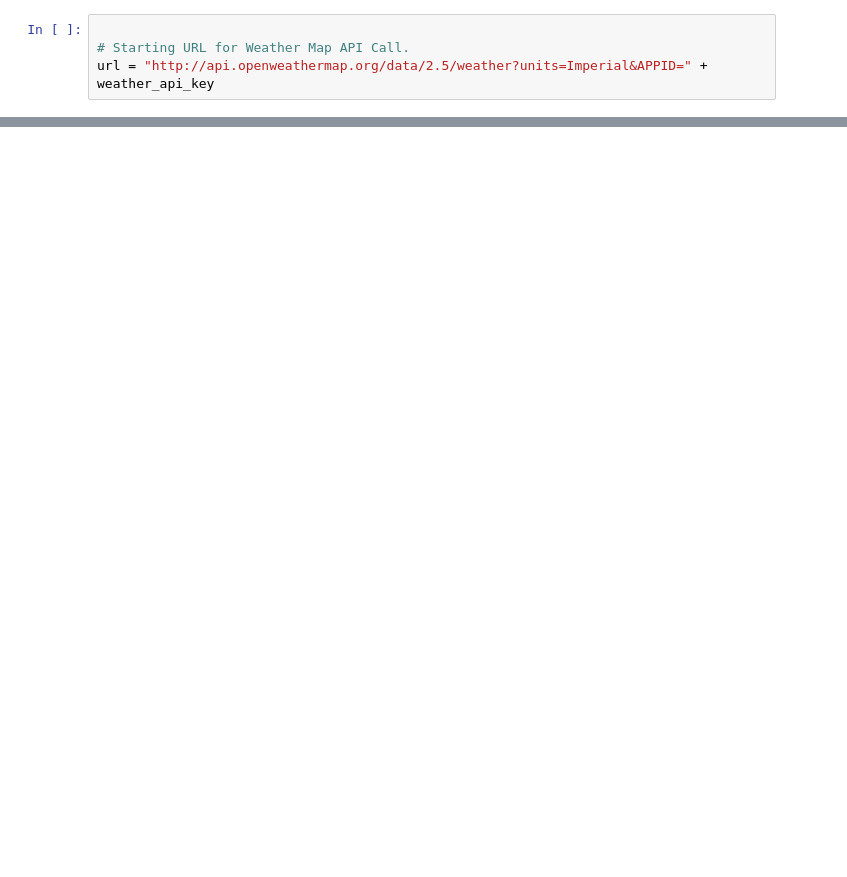
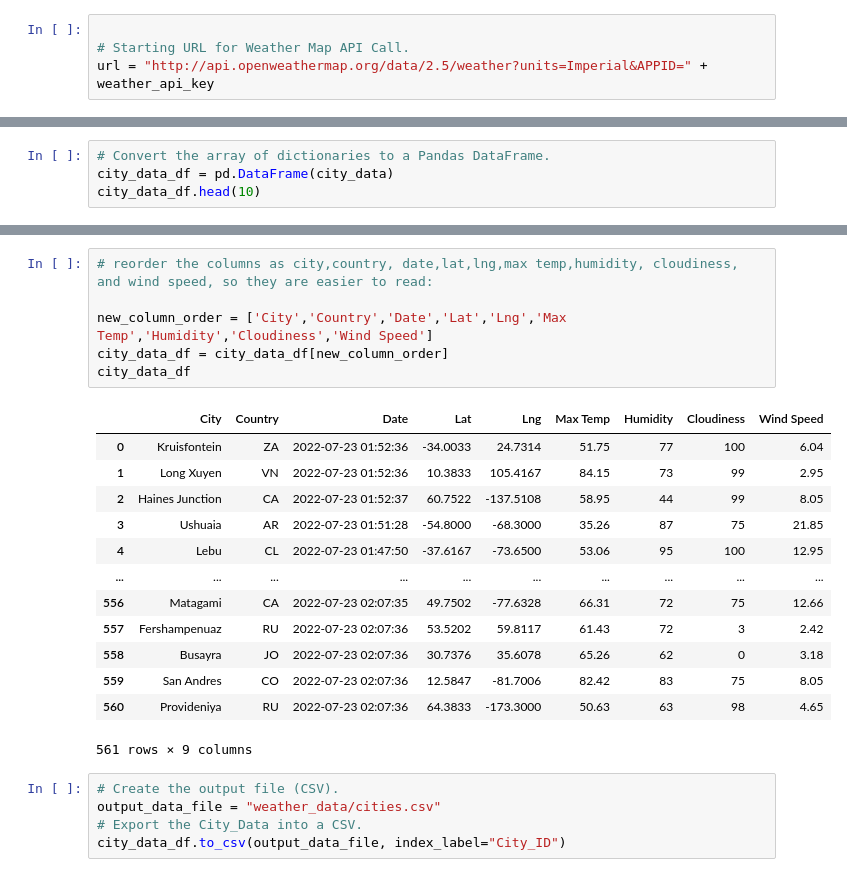
Before and after one commit to Brotherscodes/World_Weather_Analysis, a Jupyter notebook: WeatherPy.ipynb, the cells around one changed output, grey strips where cells are left out. Drawn from its saved outputs; the diff is of its cells as text; blank space fills up the shorter version.

Commit message:
Uploading changes to WeatherPy.ipynb file.

```diff
--- a/WeatherPy.ipynb
+++ b/WeatherPy.ipynb
@@ -123,0 +126,4 @@ len(city_data)
+# %%
+# Convert the array of dictionaries to a Pandas DataFrame.
+city_data_df = pd.DataFrame(city_data)
+city_data_df.head(10)
@@ -123,0 +142,25 @@ len(city_data)
+# %%
+# reorder the columns as city,country, date,lat,lng,max temp,humidity, cloudiness, and wind speed, so they are easier to read:
+
+new_column_order = ['City','Country','Date','Lat','Lng','Max Temp','Humidity','Cloudiness','Wind Speed']
+city_data_df = city_data_df[new_column_order]
+city_data_df
+# %% [output]
+|  | City | Country | Date | Lat | Lng | Max Temp | Humidity | Cloudiness | Wind Speed |
+| 0 | Kruisfontein | ZA | 2022-07-23 01:52:36 | -34.0033 | 24.7314 | 51.75 | 77 | 100 | 6.04 |
+| 1 | Long Xuyen | VN | 2022-07-23 01:52:36 | 10.3833 | 105.4167 | 84.15 | 73 | 99 | 2.95 |
+| 2 | Haines Junction | CA | 2022-07-23 01:52:37 | 60.7522 | -137.5108 | 58.95 | 44 | 99 | 8.05 |
+| 3 | Ushuaia | AR | 2022-07-23 01:51:28 | -54.8000 | -68.3000 | 35.26 | 87 | 75 | 21.85 |
+| 4 | Lebu | CL | 2022-07-23 01:47:50 | -37.6167 | -73.6500 | 53.06 | 95 | 100 | 12.95 |
+| ... | ... | ... | ... | ... | ... | ... | ... | ... | ... |
+| 556 | Matagami | CA | 2022-07-23 02:07:35 | 49.7502 | -77.6328 | 66.31 | 72 | 75 | 12.66 |
+| 557 | Fershampenuaz | RU | 2022-07-23 02:07:36 | 53.5202 | 59.8117 | 61.43 | 72 | 3 | 2.42 |
+| 558 | Busayra | JO | 2022-07-23 02:07:36 | 30.7376 | 35.6078 | 65.26 | 62 | 0 | 3.18 |
+| 559 | San Andres | CO | 2022-07-23 02:07:36 | 12.5847 | -81.7006 | 82.42 | 83 | 75 | 8.05 |
+| 560 | Provideniya | RU | 2022-07-23 02:07:36 | 64.3833 | -173.3000 | 50.63 | 63 | 98 | 4.65 |
+561 rows × 9 columns
+# %%
+# Create the output file (CSV).
+output_data_file = "weather_data/cities.csv"
+# Export the City_Data into a CSV.
+city_data_df.to_csv(output_data_file, index_label="City_ID")
```
Also changed, not shown: parts of 5 cells of this notebook.
